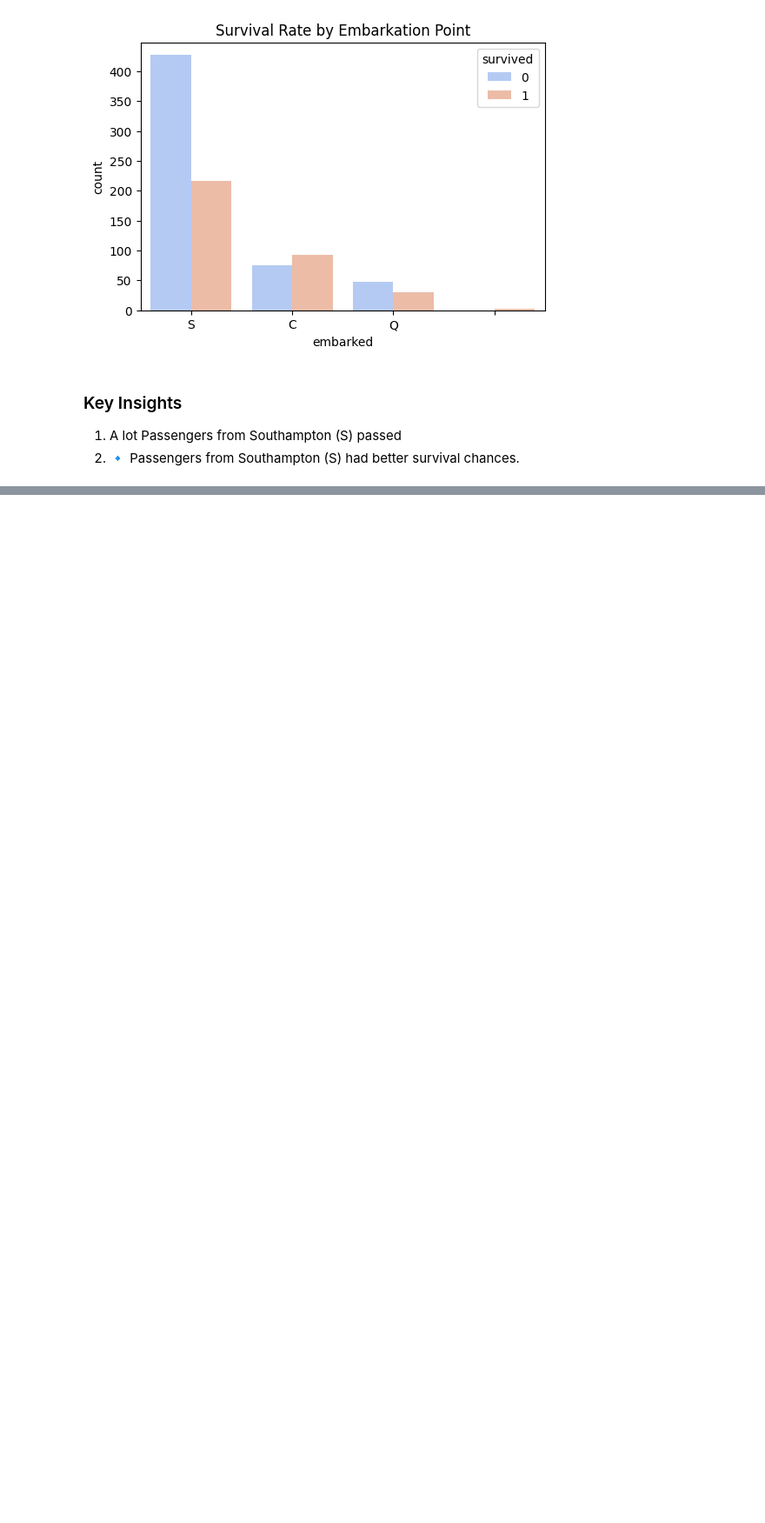
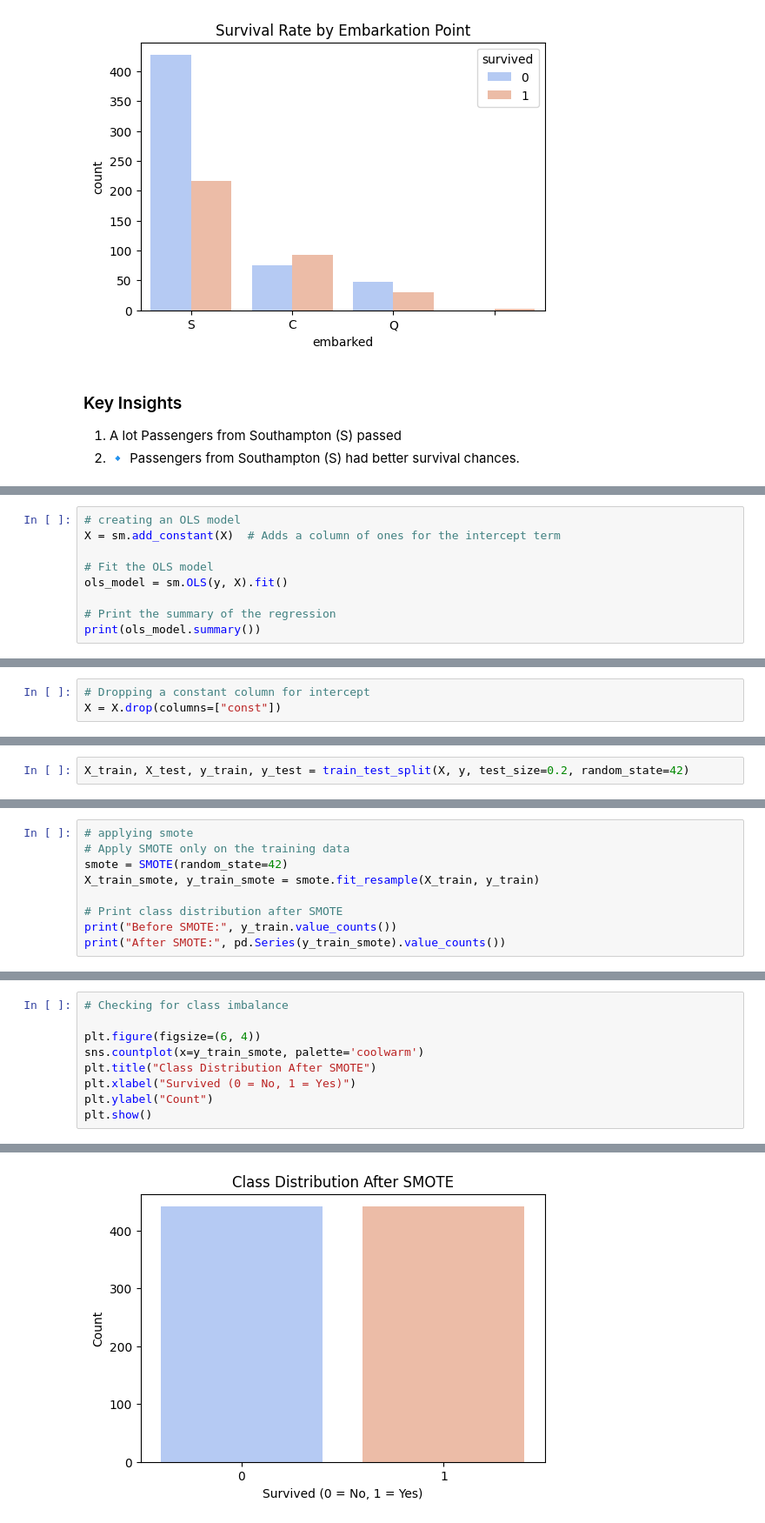
Before and after one commit to Queenzy-Ongeye/TitanicSurvivalAnalysis, a Jupyter notebook: index.ipynb, the cells around one changed output, grey strips where cells are left out. Shown: that part at 87% size. Drawn from its saved outputs; the diff is of its cells as text; blank space fills up the shorter version.

Commit message:
Trained models

```diff
--- a/index.ipynb
+++ b/index.ipynb
@@ -424,0 +550,9 @@ plt.show()
+# %%
+# creating an OLS model
+X = sm.add_constant(X)  # Adds a column of ones for the intercept term
+
+# Fit the OLS model
+ols_model = sm.OLS(y, X).fit()
+
+# Print the summary of the regression
+print(ols_model.summary())
@@ -424,0 +599,3 @@ plt.show()
+# %%
+# Dropping a constant column for intercept
+X = X.drop(columns=["const"])
@@ -424,0 +648,2 @@ plt.show()
+# %%
+X_train, X_test, y_train, y_test = train_test_split(X, y, test_size=0.2, random_state=42)
@@ -424,0 +652,9 @@ plt.show()
+# %%
+# applying smote
+# Apply SMOTE only on the training data
+smote = SMOTE(random_state=42)
+X_train_smote, y_train_smote = smote.fit_resample(X_train, y_train)
+
+# Print class distribution after SMOTE
+print("Before SMOTE:", y_train.value_counts())
+print("After SMOTE:", pd.Series(y_train_smote).value_counts())
@@ -424,0 +671,10 @@ plt.show()
+# %%
+# Checking for class imbalance
+
+plt.figure(figsize=(6, 4))
+sns.countplot(x=y_train_smote, palette='coolwarm')
+plt.title("Class Distribution After SMOTE")
+plt.xlabel("Survived (0 = No, 1 = Yes)")
+plt.ylabel("Count")
+plt.show()
+# %% [output]
@@ -424,0 +687 @@ plt.show()
+[figure, added]
```
Also changed, not shown: parts of 42 cells of this notebook.
